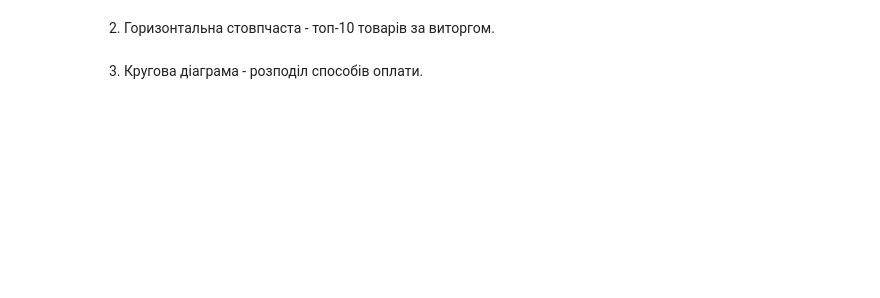
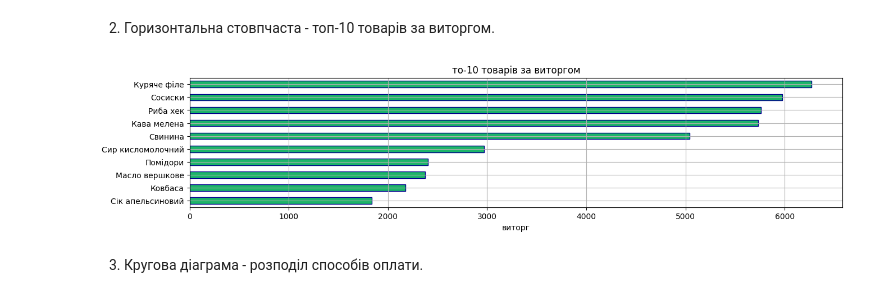
Before and after one commit to ParusSlava/DTA_2026, a Jupyter notebook: project_store_sales_analysis/27_05_26_project_sales_analysis.ipynb, the cells around one changed output. Drawn from its saved outputs; the diff is of its cells as text; code cells hidden in the pictures; blank space fills up the shorter version.

```diff
--- a/project_store_sales_analysis/27_05_26_project_sales_analysis.ipynb
+++ b/project_store_sales_analysis/27_05_26_project_sales_analysis.ipynb
@@ -625,4 +646,29 @@ df.groupby("age_group", observed=True).agg({
 # %% [markdown]
 2. Горизонтальна стовпчаста - топ-10 товарів за виторгом.
+# %%
+fig = plt.figure(figsize=[15, 3])
+
+# top10_revenue = df.groupby('product')['total_uah'].sum().sort_values(ascending=False).head(10)
+top10_revenue =(
+ df.groupby('product')['total_uah']
+ .sum()
+ .sort_values(ascending=True)
+ .tail(10)
+
+)
+
+top10_revenue.plot(
+    kind='barh',
+    color='#1db569',
+    edgecolor='darkblue'
+)
+
+plt.title('то-10 товарів за виторгом')
+plt.xlabel('виторг')
+plt.ylabel('')
+plt.grid()
+plt.show()
+# %% [output]
+[figure, added]
 # %% [markdown]
 3. Кругова діаграма - розподіл способів оплати.
```
Also changed, not shown: parts of 5 cells of this notebook.
